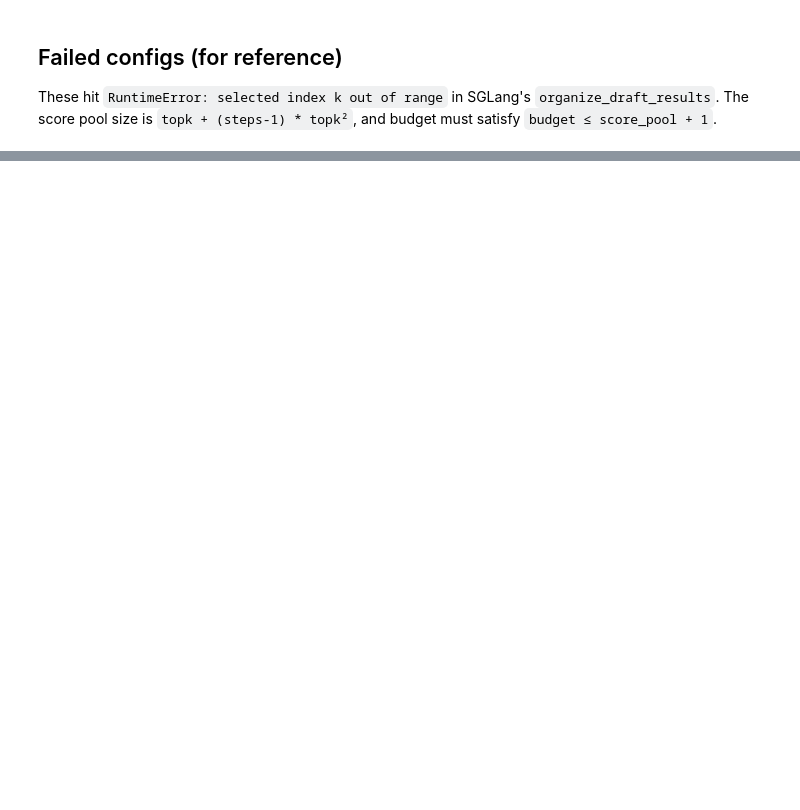
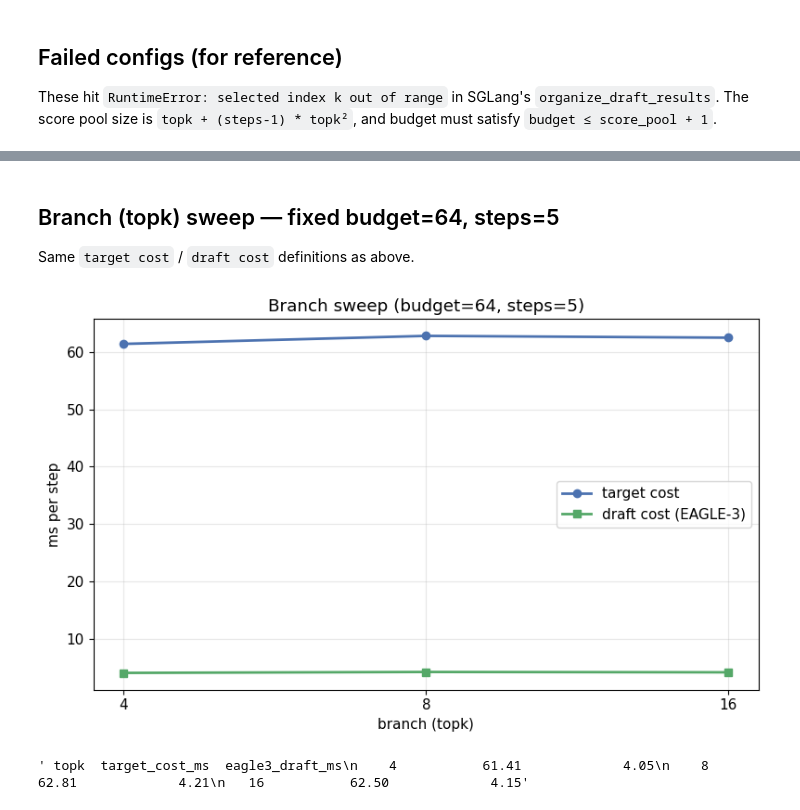
Before and after one commit to xogusrns123/advance-spec, a Jupyter notebook: notebooks/analyze_eagle3_sweep3d.ipynb, the cells around one changed output, grey strips where cells are left out. Saved outputs shown, nothing was run; the diff lists cells and outputs as text; code cells hidden in the pictures; blank space fills up the shorter version.

```diff
--- a/notebooks/analyze_eagle3_sweep3d.ipynb
+++ b/notebooks/analyze_eagle3_sweep3d.ipynb
@@ -223,0 +311,27 @@ else:
+# %% [markdown]
+## Branch (topk) sweep — fixed budget=64, steps=5
+
+Same `target cost` / `draft cost` definitions as above.
+# %%
+fix_budget, fix_steps = 64, 5
+sub = ok_adj[(ok_adj.budget == fix_budget) & (ok_adj.steps == fix_steps)].sort_values("topk")
+
+fig, ax = plt.subplots(figsize=(8, 5))
+ax.plot(sub["topk"], sub["target_cost_ms"], "o-", color="#4c72b0",
+        lw=2, label="target cost")
+ax.plot(sub["topk"], sub["eagle3_draft_ms"], "s-", color="#55a868",
+        lw=2, label="draft cost (EAGLE-3)")
+ax.set_xscale("log", base=2)
+ax.xaxis.set_major_formatter(mtick.ScalarFormatter())
+ax.xaxis.set_major_locator(mtick.FixedLocator(list(sub["topk"])))
+ax.set_xlabel("branch (topk)")
+ax.set_ylabel("ms per step")
+ax.set_title(f"Branch sweep (budget={fix_budget}, steps={fix_steps})")
+ax.legend()
+ax.grid(alpha=0.3)
+plt.tight_layout()
+plt.show()
+sub[["topk", "target_cost_ms", "eagle3_draft_ms"]].to_string(index=False)
+# %% [output]
+[figure, added]
+' topk  target_cost_ms  eagle3_draft_ms\n    4           61.41             4.05\n    8           62.81             4.21\n   16           62.50             4.15'
```
Also changed, not shown: parts of 14 cells of this notebook, 3 other files.
